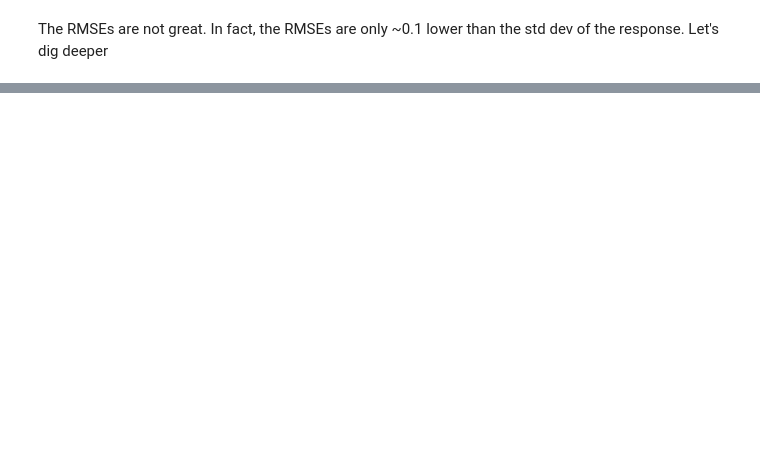
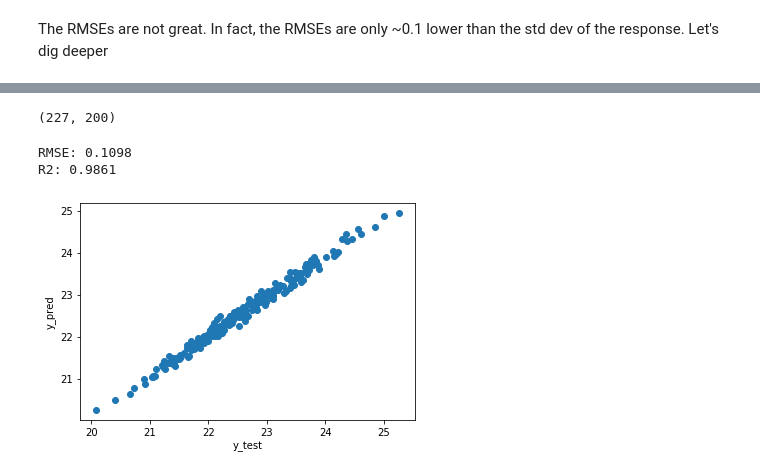
Before and after one commit to stephenleo/HVM-SPC, a Jupyter notebook: modeling.ipynb, the cells around one changed output, grey strips where cells are left out. Saved outputs shown, nothing was run; the diff lists cells and outputs as text; code cells hidden in the pictures; blank space fills up the shorter version.

```diff
--- a/modeling.ipynb
+++ b/modeling.ipynb
@@ -133,0 +168,4 @@ The RMSEs are not great. In fact, the RMSEs are only ~0.1 lower than the std dev
+# %%
+# Find out which features Lasso uses to build the model
+coef = pd.DataFrame(final_pipeline.named_steps['lasso'].coef_, columns=['coefficient'])
+coef[coef['coefficient'] != 0]
@@ -133,0 +179,20 @@ The RMSEs are not great. In fact, the RMSEs are only ~0.1 lower than the std dev
+# %%
+# Drop rows that contain missing values in the features used by the Lasso model to prevent noise from Imputation
+feature_cols = list(X_test.iloc[:,coef[coef['coefficient'] != 0].index].columns)
+test_df = X_test.dropna(axis = 0, how='any', subset=feature_cols)
+y_test = y_test[test_df.index]
+test_df.shape
+# %% [output]
+(227, 200)
+# %%
+y_pred = final_pipeline.predict(test_df)
+print('RMSE: {:.4f}'.format(mean_squared_error(y_test, y_pred)**0.5))
+print('R2: {:.4f}'.format(r2_score(y_test, y_pred)))
+
+plt.scatter(y_test, y_pred)
+plt.ylabel('y_pred')
+plt.xlabel('y_test');
+# %% [output]
+RMSE: 0.1098
+R2: 0.9861
+[figure, added]
```
Also changed, not shown: parts of 7 cells of this notebook.
